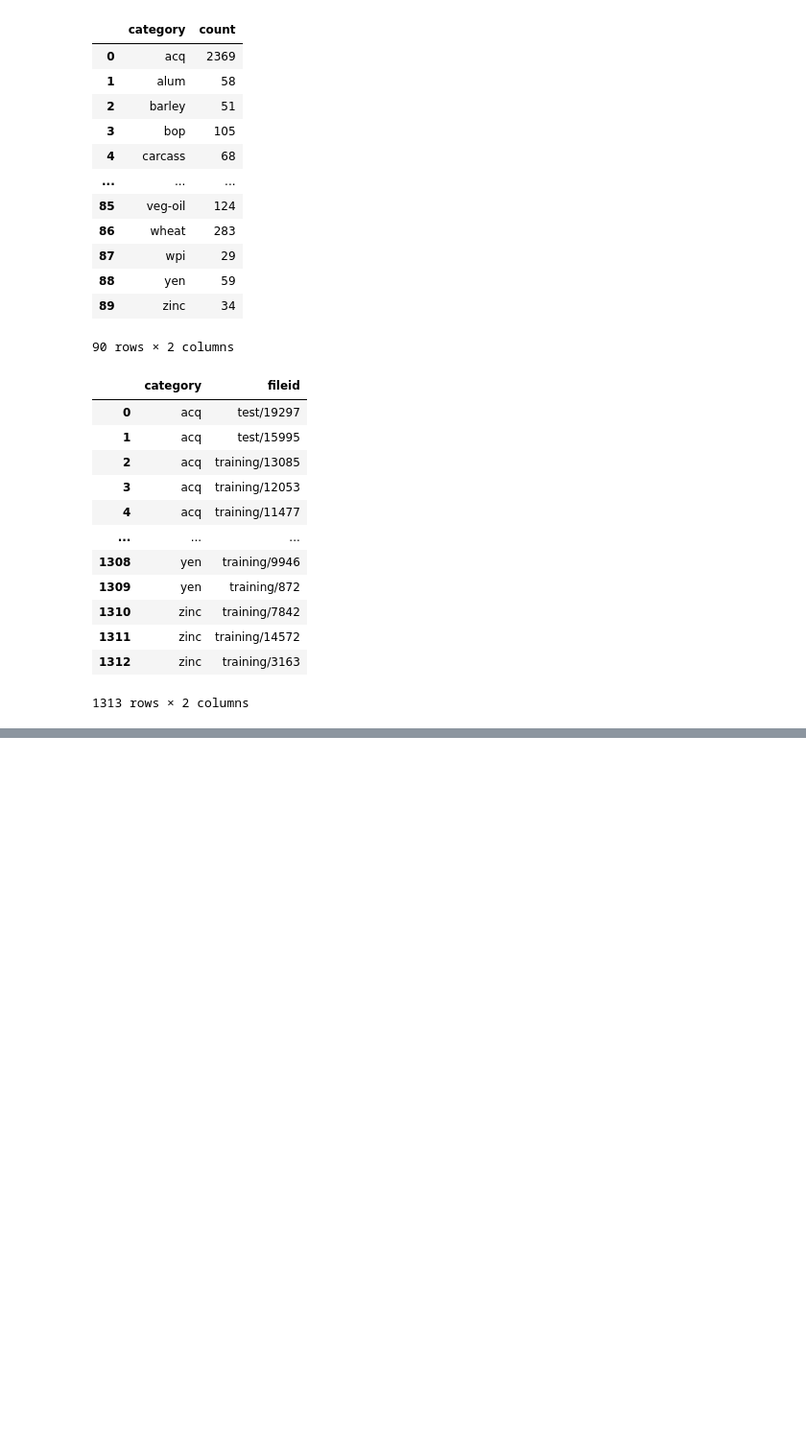
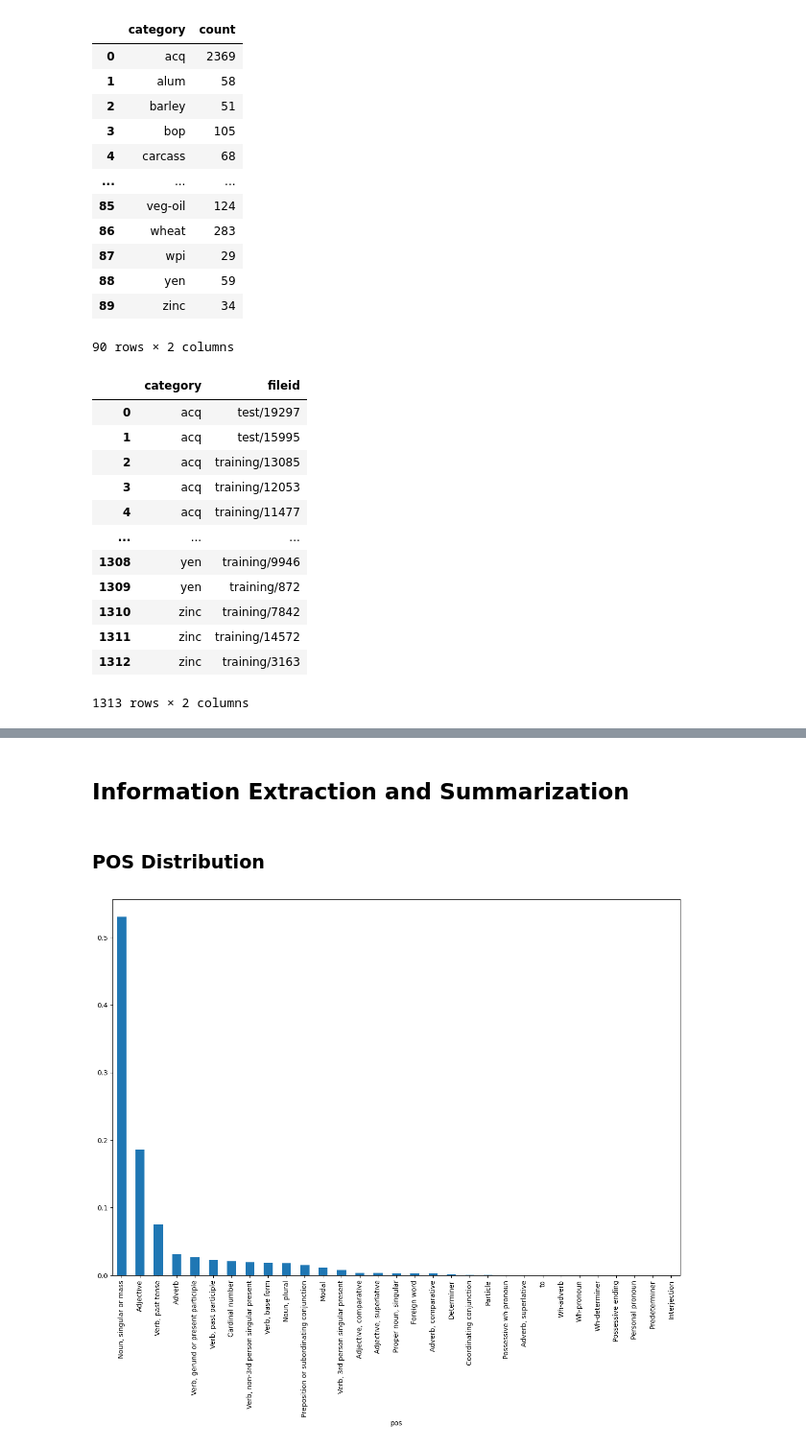
Before and after one commit to e-hokage777/eskalate-ml-interview-solution, a Jupyter notebook: main.ipynb, the cells around one changed output, grey strips where cells are left out. Shown at 96% size. Drawn from its saved outputs; the diff is of its cells as text; code cells hidden in the pictures; blank space fills up the shorter version.

```diff
--- a/main.ipynb
+++ b/main.ipynb
@@ -156,0 +174,8 @@ plt.show()
+# %%
+## getting distrubition of the various parts of speech
+nltk.download("punkt")
+nltk.download("averaged_perceptron_tagger")
+nltk.download('averaged_perceptron_tagger_eng')
+
+
+pos_df = pd.DataFrame(nltk.pos_tag(full_word_corpus), columns=("word", "pos"))
@@ -156,0 +194,59 @@ plt.show()
+# %% [markdown]
+## Information Extraction and Summarization
+# %% [markdown]
+### POS Distribution
+# %%
+pos_counts = pos_df["pos"].value_counts(normalize=True)
+pos_full_form = {
+    "CC": "Coordinating conjunction",
+    "CD": "Cardinal number",
+    "DT": "Determiner",
+    "EX": "Existential there",
+    "FW": "Foreign word",
+    "IN": "Preposition or subordinating conjunction",
+    "JJ": "Adjective",
+    "JJR": "Adjective, comparative",
+    "JJS": "Adjective, superlative",
+    "LS": "List item marker",
+    "MD": "Modal",
+    "NN": "Noun, singular or mass",
+    "NNS": "Noun, plural",
+    "NNP": "Proper noun, singular",
+    "NNPS": "Proper noun, plural",
+    "PDT": "Predeterminer",
+    "POS": "Possessive ending",
+    "PRP": "Personal pronoun",
+    "PRP$": "Possessive pronoun",
+    "RB": "Adverb",
+    "RBR": "Adverb, comparative",
+    "RBS": "Adverb, superlative",
+    "RP": "Particle",
+    "SYM": "Symbol",
+    "TO": "to",
+    "UH": "Interjection",
+    "VB": "Verb, base form",
+    "VBD": "Verb, past tense",
+    "VBG": "Verb, gerund or present participle",
+    "VBN": "Verb, past participle",
+    "VBP": "Verb, non-3rd person singular present",
+    "VBZ": "Verb, 3rd person singular present",
+    "WDT": "Wh-determiner",
+    "WP": "Wh-pronoun",
+    "WP$": "Possessive wh-pronoun",
+    "WRB": "Wh-adverb",
+    ".": "Punctuation mark",
+    ",": "Comma",
+    ":": "Colon or ellipsis",
+    "''": "Closing quotation mark",
+    "``": "Opening quotation mark",
+    "$": "Dollar sign",
+    "#": "Pound sign"
+}
+
+pos_counts.index = pos_counts.index.map(pos_full_form)
+
+plt.figure(figsize=(15,10))
+pos_counts.plot.bar()
+plt.show()
+# %% [output]
+[figure, added]
```
Also changed, not shown: parts of 12 cells of this notebook, 1 other file.
